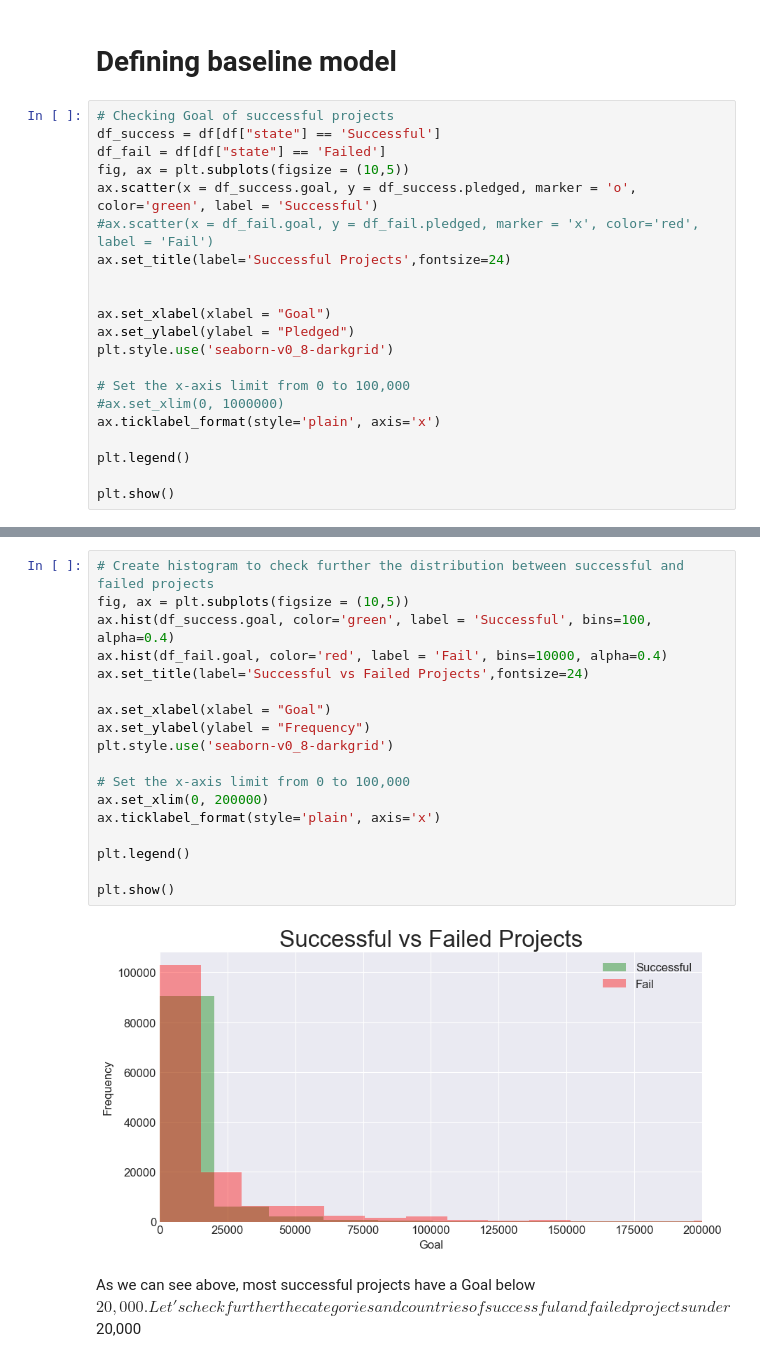
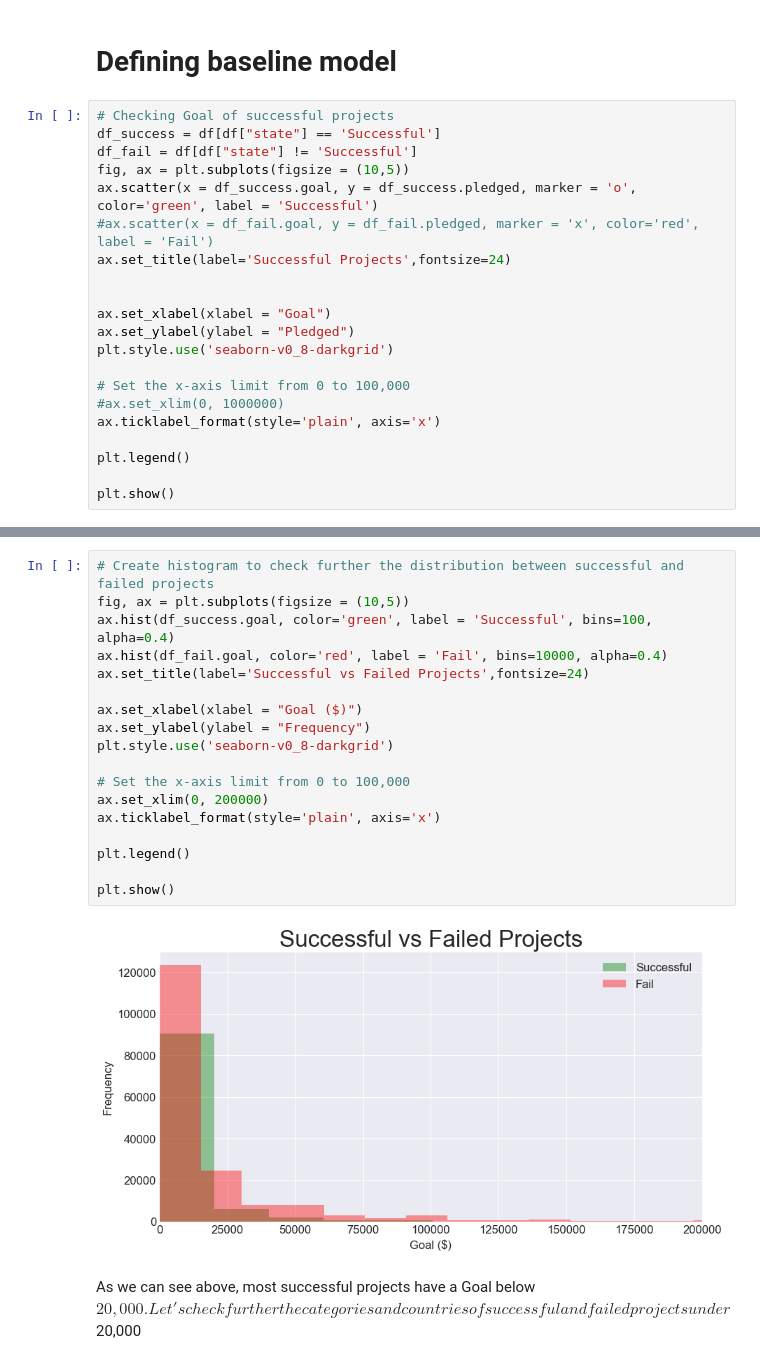
Before and after one commit to TorstenChandler/kickstarter_project, a Jupyter notebook: EDA_Monali.ipynb, the cells around one changed output, grey strips where cells are left out. Saved outputs shown, nothing was run; the diff lists cells and outputs as text.

```diff
--- a/EDA_Monali.ipynb
+++ b/EDA_Monali.ipynb
@@ -311,7 +311,7 @@ Theater           0.596808
 # %%
 # Checking Goal of successful projects
 df_success = df[df["state"] == 'Successful']
-df_fail = df[df["state"] == 'Failed']
+df_fail = df[df["state"] != 'Successful']
 fig, ax = plt.subplots(figsize = (10,5))
 ax.scatter(x = df_success.goal, y = df_success.pledged, marker = 'o', color='green', label = 'Successful')
 #ax.scatter(x = df_fail.goal, y = df_fail.pledged, marker = 'x', color='red', label = 'Fail')
@@ -355,23 +355,23 @@ plt.show()
 # %%
 # Create histogram to check further the distribution between successful and failed projects
 fig, ax = plt.subplots(figsize = (10,5))
 ax.hist(df_success.goal, color='green', label = 'Successful', bins=100, alpha=0.4)
 ax.hist(df_fail.goal, color='red', label = 'Fail', bins=10000, alpha=0.4)
 ax.set_title(label='Successful vs Failed Projects',fontsize=24)
 
-ax.set_xlabel(xlabel = "Goal")
+ax.set_xlabel(xlabel = "Goal ($)")
 ax.set_ylabel(ylabel = "Frequency")
 plt.style.use('seaborn-v0_8-darkgrid')
 
 # Set the x-axis limit from 0 to 100,000
 ax.set_xlim(0, 200000)
 ax.ticklabel_format(style='plain', axis='x')
 
 plt.legend()
 
 plt.show()
 # %% [output]
-[figure, old version]
+[figure, new version]
 # %% [markdown]
 As we can see above, most successful projects have a Goal below $20,000.
 Let's check further the categories and countries of successful and failed projects under $20,000
```
Also changed, not shown: parts of 4 cells of this notebook, 1 other file.
